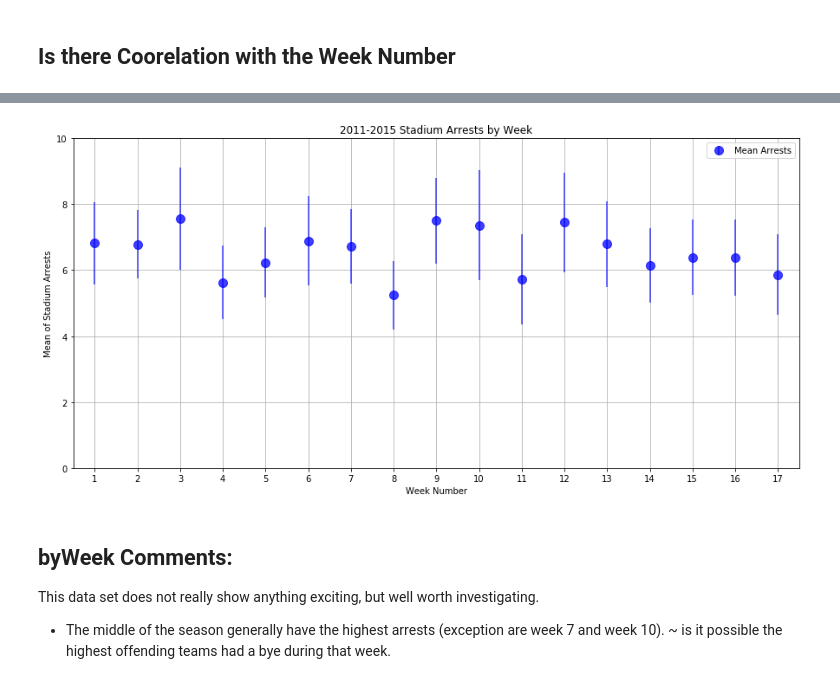
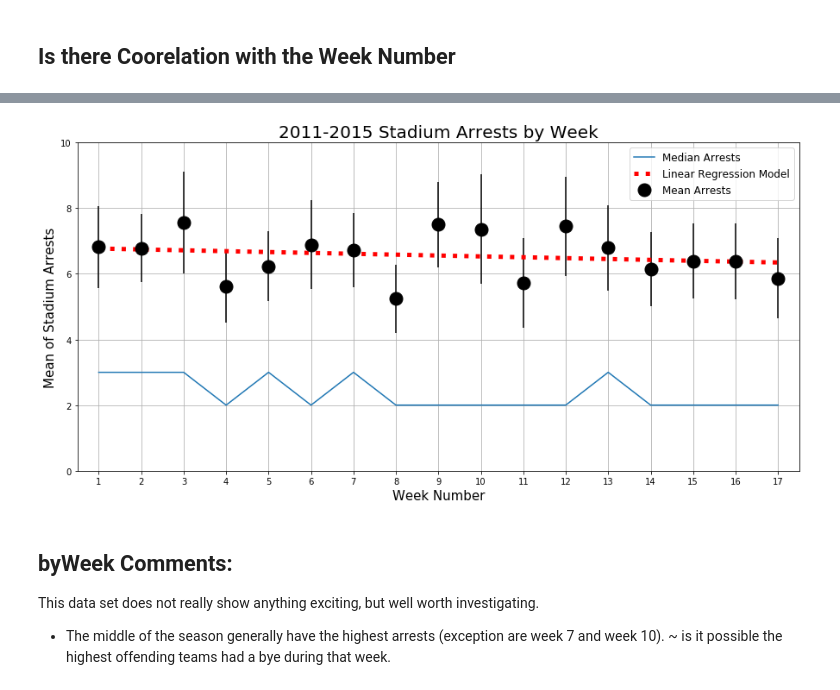
Before and after one commit to erictuscanes/Group-Project, a Jupyter notebook: NFL Arrests Notebook.ipynb, the cells around one changed output, grey strips where cells are left out. Cells and saved outputs as stored; diff of their text form; code cells hidden in the pictures.

```diff
--- a/NFL Arrests Notebook.ipynb
+++ b/NFL Arrests Notebook.ipynb
@@ -75,11 +76,23 @@ nfl_arrests.groupby('season').mean()
 # %% [markdown]
 ## Is there Coorelation with the Week Number
 # %%
+# Define x-axis for weeks
+week_count = len(byWeek_summary.columns)
+weeks = np.arange(1, week_count + 1)
+
+# Find the mean, median and standard error for the weekly dataset
 byWeek = nfl_arrests.groupby('week_num')
 byWeek_mean = byWeek.mean()['arrests']
 byWeek_median = byWeek.median()['arrests']
 byWeek_sem = byWeek.sem()['arrests']
 
+# Linear Regression Model for Weekly arrests.
+weekly_slope, weekly_int, weekly_r, weekly_p, weekly_std_err = stats.linregress(
+    weeks, byWeek_mean)
+
+weekly_fit = weekly_slope * weeks + weekly_int
+
+# Create summary table of data
 byWeek_summary = pd.DataFrame([byWeek_mean, byWeek_sem, byWeek_median])
 byWeek_summary.reset_index(inplace=True)
 byWeek_summary.drop(columns='index', inplace=True)
@@ -97,24 +107,31 @@ week_count = len(byWeek_summary.columns)
 # %%
 # Plot sample means with error bars
 fig, ax = plt.subplots(figsize=(15,7))
 
-ax.errorbar(np.arange(1, week_count + 1), byWeek_mean, yerr=byWeek_sem, fmt="o", color="b",
-            markersize=10, alpha=0.75, label="Mean Arrests")
+ax.errorbar(weeks, byWeek_mean, yerr=byWeek_sem, fmt = 'o', color="k",
+            markersize=15, alpha=1, label="Mean Arrests", ecolor='k')
+
+ax.plot(np.arange(1, week_count + 1), byWeek_median, label='Median Arrests')
+
+ax.plot(weeks, weekly_fit, linestyle=':', linewidth=5, color='r', label='Linear Regression Model')
 
 ax.set_xlim(0.5, week_count + .5)
 ax.set_ylim(0,10)
 
-ax.set_xlabel("Week Number")
-ax.set_ylabel("Mean of Stadium Arrests")
-ax.set_title("2011-2015 Stadium Arrests by Week")
-ax.set_xticks(np.arange(1, week_count + 1))
+ax.set_xlabel("Week Number", fontsize=15)
+ax.set_ylabel("Mean of Stadium Arrests", fontsize=15)
+ax.set_title("2011-2015 Stadium Arrests by Week", fontsize = 20)
+ax.set_xticks(weeks)
 
-plt.legend(loc="best", fontsize="medium", fancybox=True)
+plt.legend(loc="best", fontsize="large", fancybox=True)
+
 plt.grid()
 
+plt.savefig('Arrests by Week.png')
+
 plt.show()
 # %% [output]
-[figure, old version]
+[figure, new version]
 # %% [markdown]
 ## byWeek Comments:
 This data set does not really show anything exciting, but well worth investigating.
```
Also changed, not shown: parts of 11 cells of this notebook, 5 other files.
